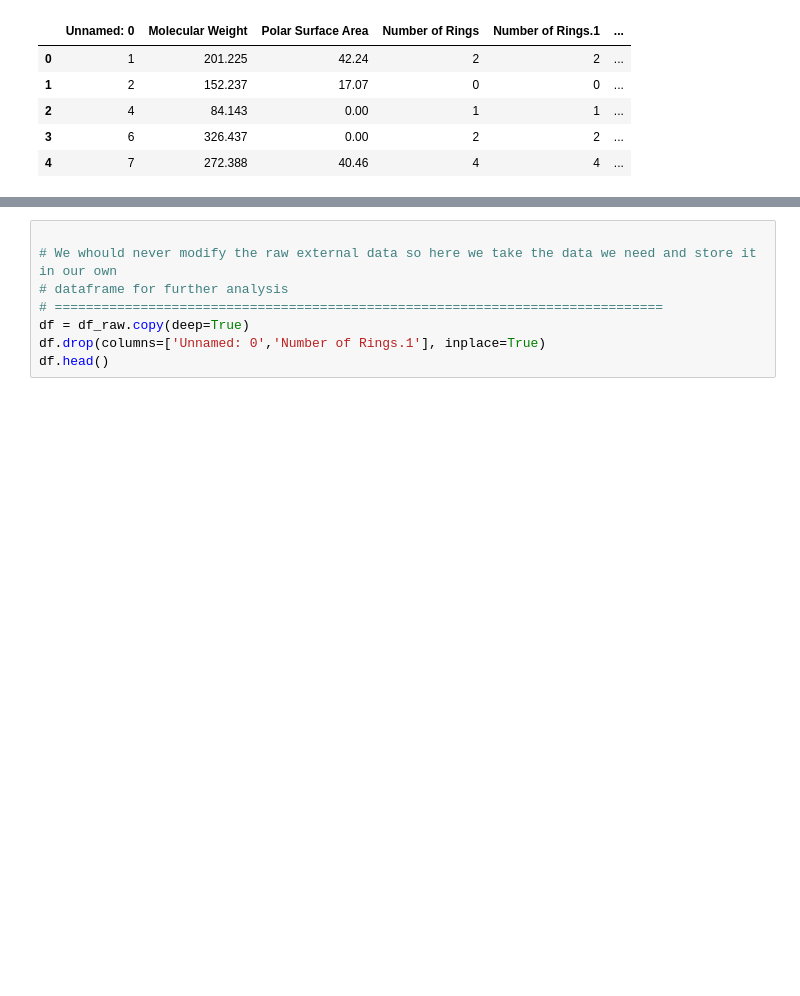
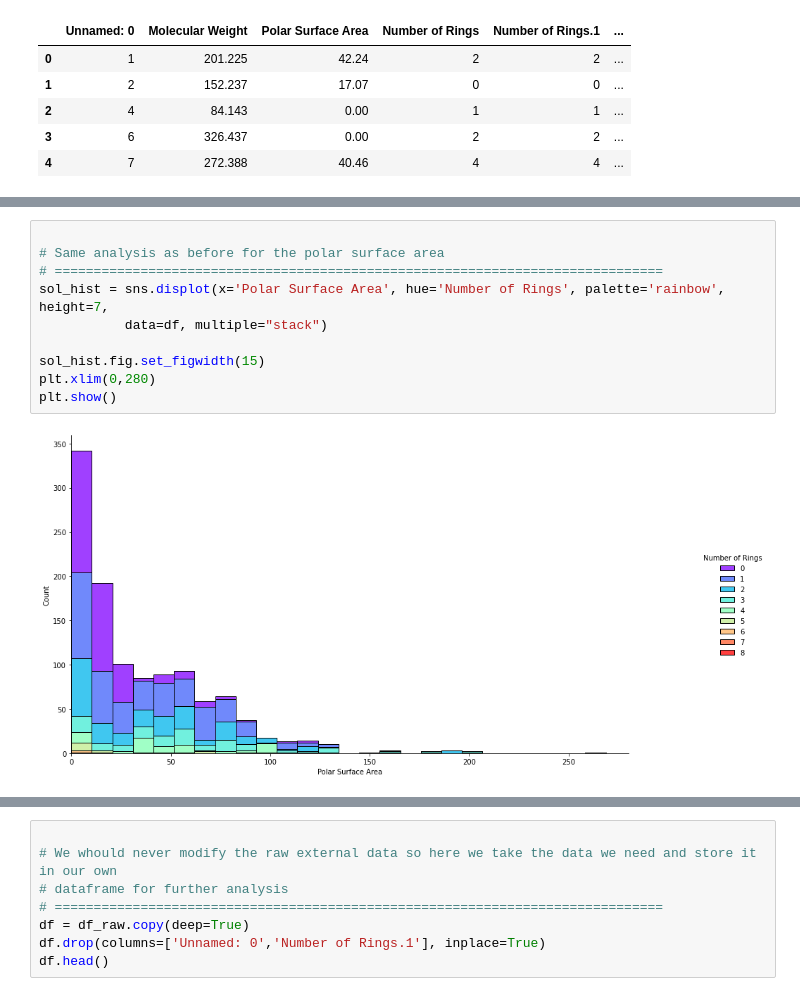
Before and after one commit to RigelAlgebar/RIIA-CHEMICAL-GNN, a Jupyter notebook: notebooks/01-Intro.ipynb, the cells around one changed output, grey strips where cells are left out. Drawn from its saved outputs; the diff is of its cells as text; blank space fills up the shorter version.

```diff
--- a/notebooks/01-Intro.ipynb
+++ b/notebooks/01-Intro.ipynb
@@ -213,0 +316,12 @@ df_raw.describe()
+# %%
+
+# Same analysis as before for the polar surface area
+# ==============================================================================
+sol_hist = sns.displot(x='Polar Surface Area', hue='Number of Rings', palette='rainbow', height=7,
+           data=df, multiple="stack")
+
+sol_hist.fig.set_figwidth(15)
+plt.xlim(0,280)
+plt.show()
+# %% [output]
+[figure, added]
```
Also changed, not shown: parts of 12 cells of this notebook.
